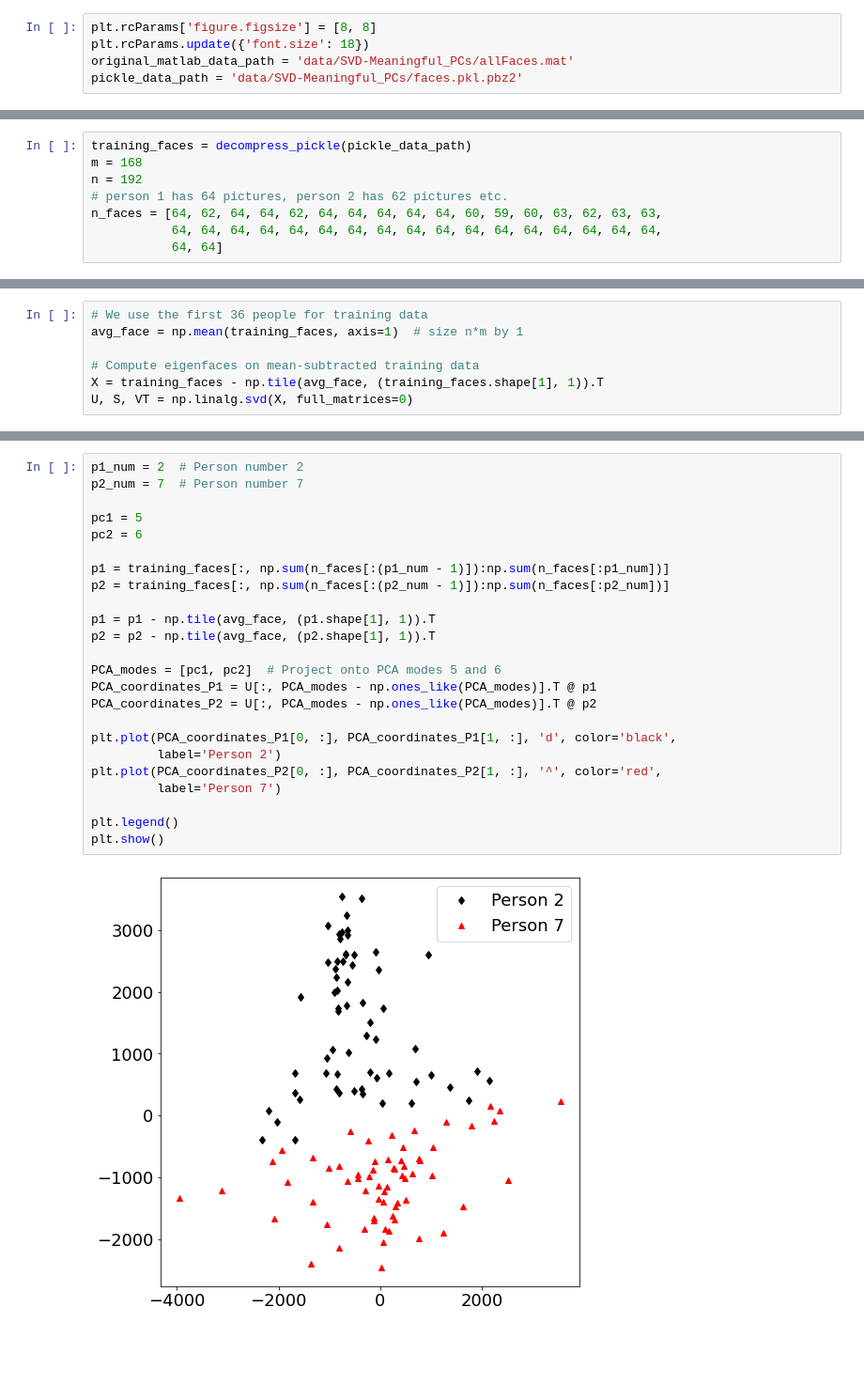
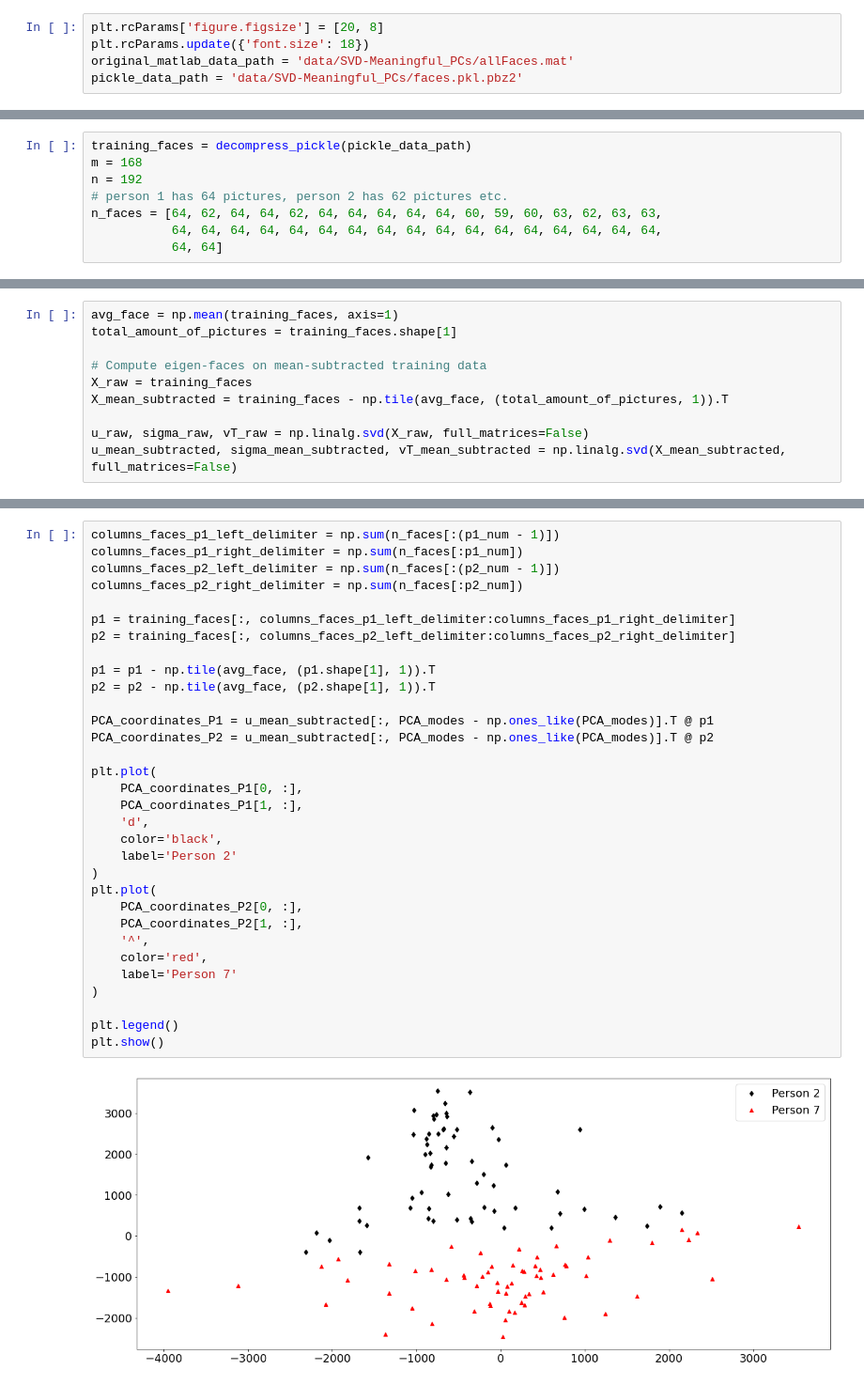
Before and after one commit to cedric-uden/Dimensionality-Reduction, a Jupyter notebook: notebooks/SVD-Meaningful_PCs.ipynb, the cells around one changed output, grey strips where cells are left out. Shown at 94% size. Cells and saved outputs as stored; diff of their text form; blank space fills up the shorter version.

```diff
--- a/notebooks/SVD-Meaningful_PCs.ipynb
+++ b/notebooks/SVD-Meaningful_PCs.ipynb
@@ -7,7 +7,7 @@ import pandas as pd
 import bz2
 import _pickle
 # %%
-plt.rcParams['figure.figsize'] = [8, 8]
+plt.rcParams['figure.figsize'] = [20, 8]
 plt.rcParams.update({'font.size': 18})
 original_matlab_data_path = 'data/SVD-Meaningful_PCs/allFaces.mat'
 pickle_data_path = 'data/SVD-Meaningful_PCs/faces.pkl.pbz2'
@@ -62,9 +63,12 @@ Total faces: 2282
 Resolution: 32256
 Faces data set shape: (32256, 2282)
 # %%
-# We use the first 36 people for training data
-avg_face = np.mean(training_faces, axis=1)  # size n*m by 1
+avg_face = np.mean(training_faces, axis=1)
+total_amount_of_pictures = training_faces.shape[1]
 
-# Compute eigenfaces on mean-subtracted training data
-X = training_faces - np.tile(avg_face, (training_faces.shape[1], 1)).T
-U, S, VT = np.linalg.svd(X, full_matrices=0)
+# Compute eigen-faces on mean-subtracted training data
+X_raw = training_faces
+X_mean_subtracted = training_faces - np.tile(avg_face, (total_amount_of_pictures, 1)).T
+
+u_raw, sigma_raw, vT_raw = np.linalg.svd(X_raw, full_matrices=False)
+u_mean_subtracted, sigma_mean_subtracted, vT_mean_subtracted = np.linalg.svd(X_mean_subtracted, full_matrices=False)
@@ -71,26 +109,34 @@ U, S, VT = np.linalg.svd(X, full_matrices=0)
 # %%
-p1_num = 2  # Person number 2
-p2_num = 7  # Person number 7
+columns_faces_p1_left_delimiter = np.sum(n_faces[:(p1_num - 1)])
+columns_faces_p1_right_delimiter = np.sum(n_faces[:p1_num])
+columns_faces_p2_left_delimiter = np.sum(n_faces[:(p2_num - 1)])
+columns_faces_p2_right_delimiter = np.sum(n_faces[:p2_num])
 
-pc1 = 5
-pc2 = 6
-
-p1 = training_faces[:, np.sum(n_faces[:(p1_num - 1)]):np.sum(n_faces[:p1_num])]
-p2 = training_faces[:, np.sum(n_faces[:(p2_num - 1)]):np.sum(n_faces[:p2_num])]
+p1 = training_faces[:, columns_faces_p1_left_delimiter:columns_faces_p1_right_delimiter]
+p2 = training_faces[:, columns_faces_p2_left_delimiter:columns_faces_p2_right_delimiter]
 
 p1 = p1 - np.tile(avg_face, (p1.shape[1], 1)).T
 p2 = p2 - np.tile(avg_face, (p2.shape[1], 1)).T
 
-PCA_modes = [pc1, pc2]  # Project onto PCA modes 5 and 6
-PCA_coordinates_P1 = U[:, PCA_modes - np.ones_like(PCA_modes)].T @ p1
-PCA_coordinates_P2 = U[:, PCA_modes - np.ones_like(PCA_modes)].T @ p2
+PCA_coordinates_P1 = u_mean_subtracted[:, PCA_modes - np.ones_like(PCA_modes)].T @ p1
+PCA_coordinates_P2 = u_mean_subtracted[:, PCA_modes - np.ones_like(PCA_modes)].T @ p2
 
-plt.plot(PCA_coordinates_P1[0, :], PCA_coordinates_P1[1, :], 'd', color='black',
-         label='Person 2')
-plt.plot(PCA_coordinates_P2[0, :], PCA_coordinates_P2[1, :], '^', color='red',
-         label='Person 7')
+plt.plot(
+    PCA_coordinates_P1[0, :],
+    PCA_coordinates_P1[1, :],
+    'd',
+    color='black',
+    label='Person 2'
+)
+plt.plot(
+    PCA_coordinates_P2[0, :],
+    PCA_coordinates_P2[1, :],
+    '^',
+    color='red',
+    label='Person 7'
+)
 
 plt.legend()
 plt.show()
 # %% [output]
-[figure, old version]
+[figure, new version]
```
Also changed, not shown: parts of 5 cells of this notebook.
